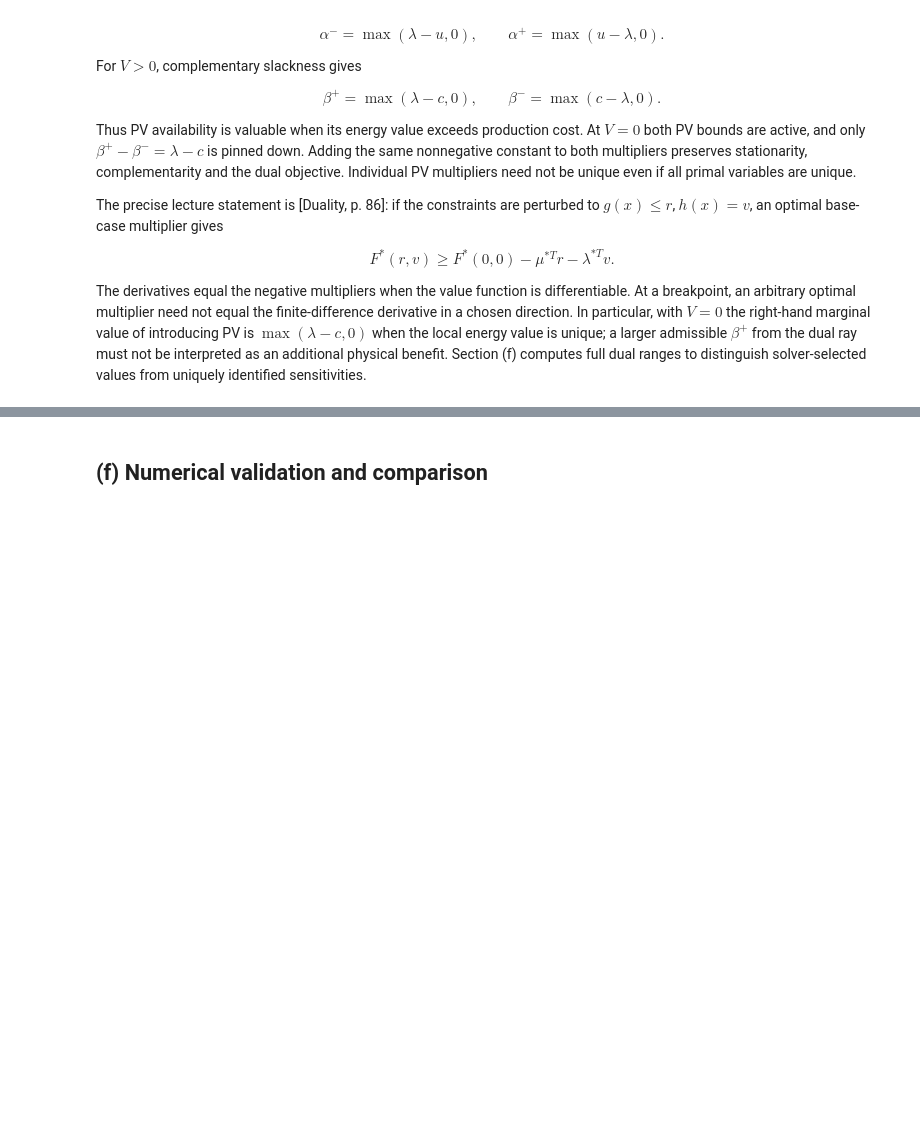
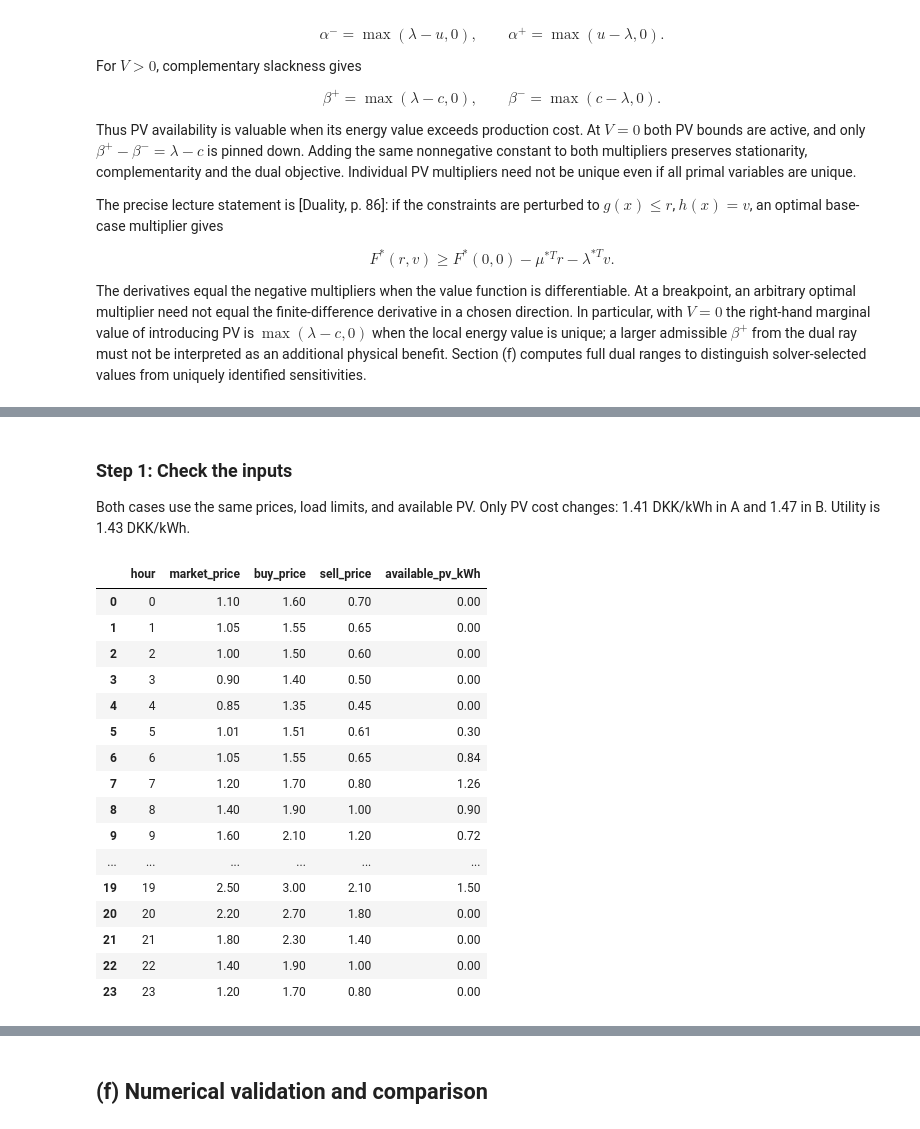
Before and after one commit to amaciey/Optimization-in-Power-Systems, a Jupyter notebook: Q1_completed.ipynb, the cells around one changed output, grey strips where cells are left out. Saved outputs shown, nothing was run; the diff lists cells and outputs as text; code cells hidden in the pictures; blank space fills up the shorter version.

```diff
--- a/Q1_completed.ipynb
+++ b/Q1_completed.ipynb
@@ -298,31 +298,3 @@ This sign is determined by the encoded row, not a contradiction of [Duality, p.
 Verification is independent of a solver's OPTIMAL status: it checks feasibility, the four stationarity equations, nonnegative inequality duals, complementary slackness, hourly strong duality and no overlapping grid exchanges. A separate analytical calculation eliminates grid exchanges and checks the piecewise-linear objective at load breakpoints $l,M,\operatorname{clip}(V,l,M)$; tied breakpoints define the optimal load interval. Every solved hour is compared with this analytical prediction and the PV interval rule. Dual ranges are found by minimizing/maximizing each multiplier over stationarity and complementary slackness for the optimal primal point.
 
 The automated tests also cover both load-price ties, both PV-price ties, $V<l$, $V>M$, random Case A/B price structures and a finite-difference check of an active PV shadow price. These synthetic checks are validation cases only; supplied base-case JSON inputs are unchanged.
-# %%
-from pathlib import Path
-import sys, json
-import pandas as pd
-from IPython.display import display, Image
-
-# Locate the full project even when this notebook is opened alone on Desktop.
-candidates = []
-for parent in (Path.cwd(), *Path.cwd().parents):
-    candidates.extend([parent, parent / 'Q1_completed', parent / 'outputs' / 'Q1_completed'])
-candidates.append(Path('C:/Users/ltl16/Documents/Codex/2026-09-30/zhe/outputs/Q1_completed'))
-ROOT = next((p.resolve() for p in candidates if (p / 'run_q1.py').is_file()
-             and (p / 'src' / 'plots.py').is_file()
-             and (p / 'data' / 'params_Q1_caseA.json').is_file()), None)
-if ROOT is None:
-    raise FileNotFoundError('Extract the full Q1_completed.zip, then open the notebook inside that folder. The notebook requires its companion src and data folders.')
-sys.path.insert(0, str(ROOT))
-# Reload project modules after edits, including updates to chart code.
-for name in list(sys.modules):
-    if name in ('run_q1', 'src') or name.startswith('src.'):
-        del sys.modules[name]
-print('Project:', ROOT)
-print('Python:', sys.executable)
-pd.set_option('display.max_rows', 100)
-pd.set_option('display.max_columns', 30)
-pd.set_option('display.precision', 4)
-from run_q1 import run_all
-runs = run_all(ROOT / 'results')
@@ -346,0 +379,34 @@ Q1_caseB OPTIMAL            -1.9500           10.8       4.4100               15
+# %% [markdown]
+### Step 1: Check the inputs
+
+Both cases use the same prices, load limits, and available PV. Only PV cost changes: 1.41 DKK/kWh in A and 1.47 in B. Utility is 1.43 DKK/kWh.
+# %%
+# Read the course data and check prices and available PV before solving.
+data_a = load_question('Q1_caseA')
+data_b = load_question('Q1_caseB')
+inputs = pd.DataFrame({
+    'hour': data_a.hours,
+    'market_price': data_a.energy_price,
+    'buy_price': data_a.energy_price + data_a.import_tariff,
+    'sell_price': data_a.energy_price - data_a.export_tariff,
+    'available_pv_kWh': data_a.pv_available,
+})
+display(inputs)
+# %% [output]
+|  | hour | market_price | buy_price | sell_price | available_pv_kWh |
+| 0 | 0 | 1.10 | 1.60 | 0.70 | 0.00 |
+| 1 | 1 | 1.05 | 1.55 | 0.65 | 0.00 |
+| 2 | 2 | 1.00 | 1.50 | 0.60 | 0.00 |
+| 3 | 3 | 0.90 | 1.40 | 0.50 | 0.00 |
+| 4 | 4 | 0.85 | 1.35 | 0.45 | 0.00 |
+| 5 | 5 | 1.01 | 1.51 | 0.61 | 0.30 |
+| 6 | 6 | 1.05 | 1.55 | 0.65 | 0.84 |
+| 7 | 7 | 1.20 | 1.70 | 0.80 | 1.26 |
+| 8 | 8 | 1.40 | 1.90 | 1.00 | 0.90 |
+| 9 | 9 | 1.60 | 2.10 | 1.20 | 0.72 |
+| ... | ... | ... | ... | ... | ... |
+| 19 | 19 | 2.50 | 3.00 | 2.10 | 1.50 |
+| 20 | 20 | 2.20 | 2.70 | 1.80 | 0.00 |
+| 21 | 21 | 1.80 | 2.30 | 1.40 | 0.00 |
+| 22 | 22 | 1.40 | 1.90 | 1.00 | 0.00 |
+| 23 | 23 | 1.20 | 1.70 | 0.80 | 0.00 |
```
Also changed, not shown: parts of 24 cells of this notebook.
